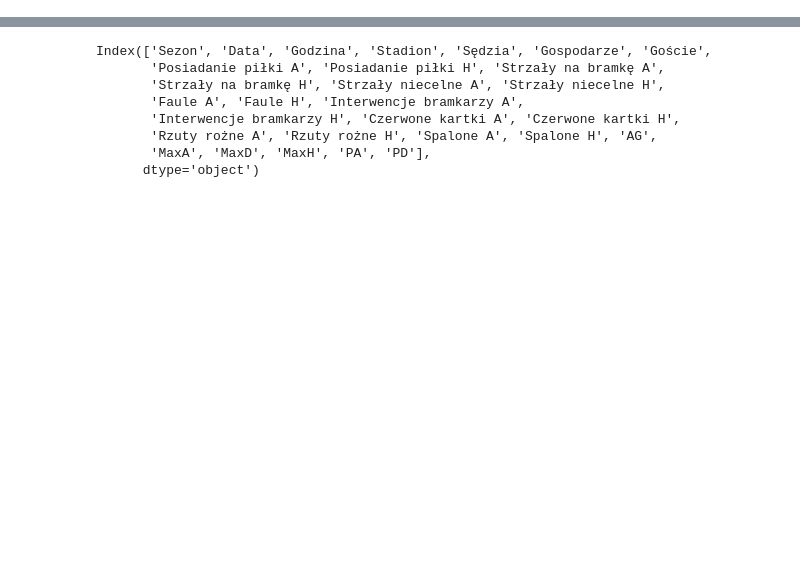
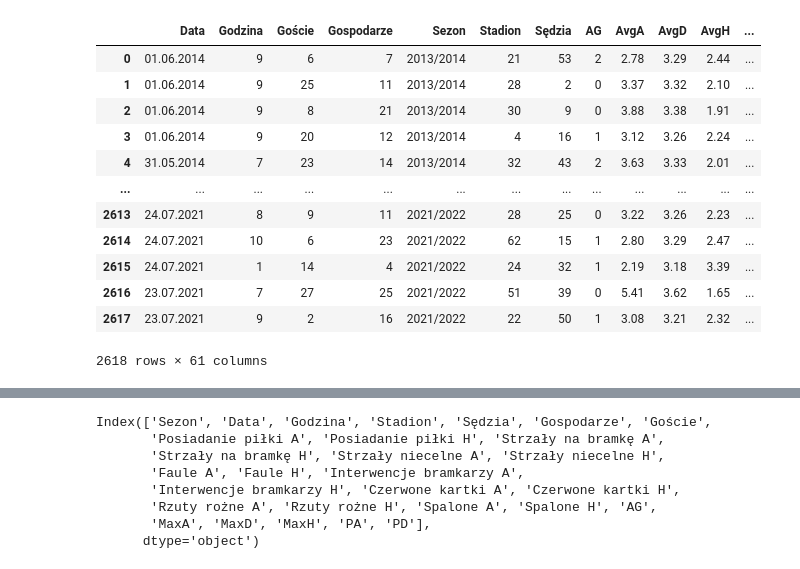
Before and after one commit to jadasek/betting-odds, a Jupyter notebook: eda 2.ipynb, the cells around one changed output, grey strips where cells are left out. Drawn from its saved outputs; the diff is of its cells as text; code cells hidden in the pictures; blank space fills up the shorter version.

```diff
--- a/eda 2.ipynb
+++ b/eda 2.ipynb
@@ -59,0 +107,23 @@ data.dropna()
+# %%
+import numpy as np
+
+unique_values_stadion = []
+
+unique_values_stadion = data['Stadion'].unique().tolist()
+
+unique_values_stadion = set(unique_values_stadion)
+unique_values_stadion = {index: value for index, value in enumerate(unique_values_stadion)}
+unique_values_stadion = dict(zip(unique_values_stadion.values(), unique_values_stadion.keys()))
+
+data['Stadion'] = data['Stadion'].map(unique_values_stadion)
+# %%
+import numpy as np
+
+unique_values_sedzia= []
+
+unique_values_sedzia = data['Sędzia'].unique().tolist()
+
+unique_values_sedzia = set(unique_values_sedzia)
+unique_values_sedzia = {index: value for index, value in enumerate(unique_values_sedzia)}
+unique_values_sedzia = dict(zip(unique_values_sedzia.values(), unique_values_sedzia.keys()))
+data['Sędzia'] = data['Sędzia'].map(unique_values_sedzia)
@@ -59,0 +141,16 @@ data.dropna()
+# %%
+data
+# %% [output]
+|  | Data | Godzina | Goście | Gospodarze | Sezon | Stadion | Sędzia | AG | AvgA | AvgD | AvgH | ... |
+| 0 | 01.06.2014 | 9 | 6 | 7 | 2013/2014 | 21 | 53 | 2 | 2.78 | 3.29 | 2.44 | ... |
+| 1 | 01.06.2014 | 9 | 25 | 11 | 2013/2014 | 28 | 2 | 0 | 3.37 | 3.32 | 2.10 | ... |
+| 2 | 01.06.2014 | 9 | 8 | 21 | 2013/2014 | 30 | 9 | 0 | 3.88 | 3.38 | 1.91 | ... |
+| 3 | 01.06.2014 | 9 | 20 | 12 | 2013/2014 | 4 | 16 | 1 | 3.12 | 3.26 | 2.24 | ... |
+| 4 | 31.05.2014 | 7 | 23 | 14 | 2013/2014 | 32 | 43 | 2 | 3.63 | 3.33 | 2.01 | ... |
+| ... | ... | ... | ... | ... | ... | ... | ... | ... | ... | ... | ... | ... |
+| 2613 | 24.07.2021 | 8 | 9 | 11 | 2021/2022 | 28 | 25 | 0 | 3.22 | 3.26 | 2.23 | ... |
+| 2614 | 24.07.2021 | 10 | 6 | 23 | 2021/2022 | 62 | 15 | 1 | 2.80 | 3.29 | 2.47 | ... |
+| 2615 | 24.07.2021 | 1 | 14 | 4 | 2021/2022 | 24 | 32 | 1 | 2.19 | 3.18 | 3.39 | ... |
+| 2616 | 23.07.2021 | 7 | 27 | 25 | 2021/2022 | 51 | 39 | 0 | 5.41 | 3.62 | 1.65 | ... |
+| 2617 | 23.07.2021 | 9 | 2 | 16 | 2021/2022 | 22 | 50 | 1 | 3.08 | 3.21 | 2.32 | ... |
+2618 rows × 61 columns
```
Also changed, not shown: parts of 13 cells of this notebook.
